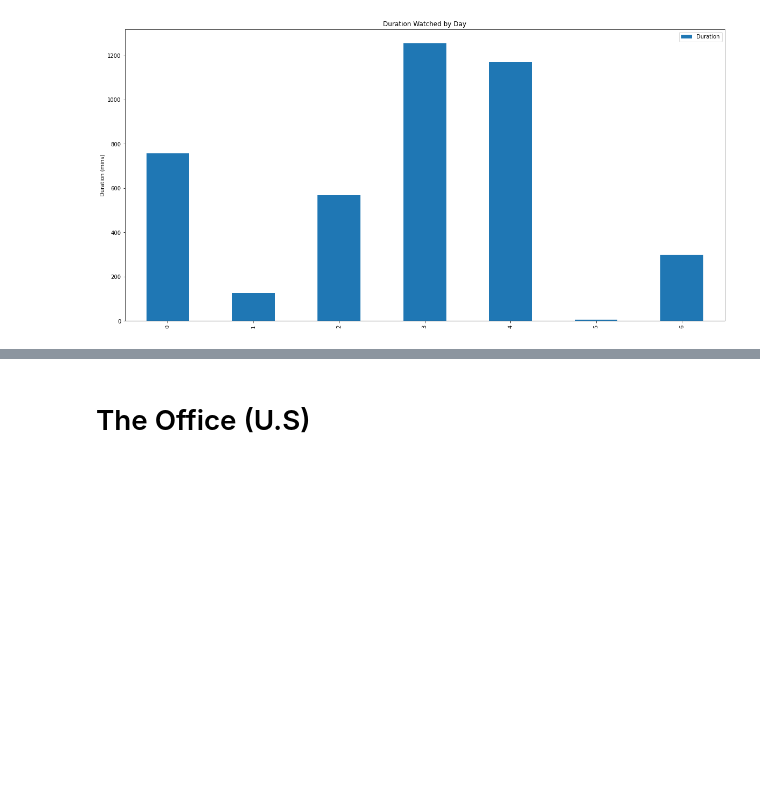
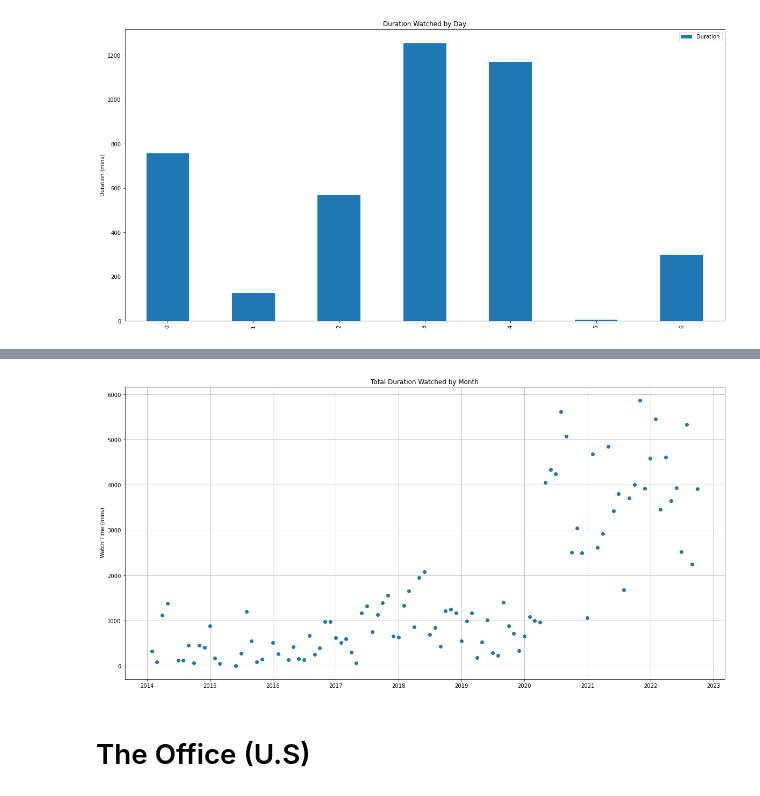
Before and after one commit to SandersJack/NetflixDataAnalysis, a Jupyter notebook: Content_interaction.ipynb, the cells around one changed output, grey strips where cells are left out. Saved outputs shown, nothing was run; the diff lists cells and outputs as text; code cells hidden in the pictures; blank space fills up the shorter version.

```diff
--- a/Content_interaction.ipynb
+++ b/Content_interaction.ipynb
@@ -122,3 +161,11 @@ Text(0, 0.5, 'Duration (mins)')
+# %%
+fig, ax = plt.subplots(figsize=(20,10))
+ax.plot_date(duration_by_date['Start Time'], (duration_by_date['Duration'].astype('timedelta64[m]')))
+ax.set_title("Total Duration Watched by Month")
+ax.set_ylabel(" Watch Time (mins)")
+ax.grid()
+# %% [output]
+[figure, added]
 # %% [markdown]
 # The Office (U.S)
 # %%
```
Also changed, not shown: parts of 6 cells of this notebook.
